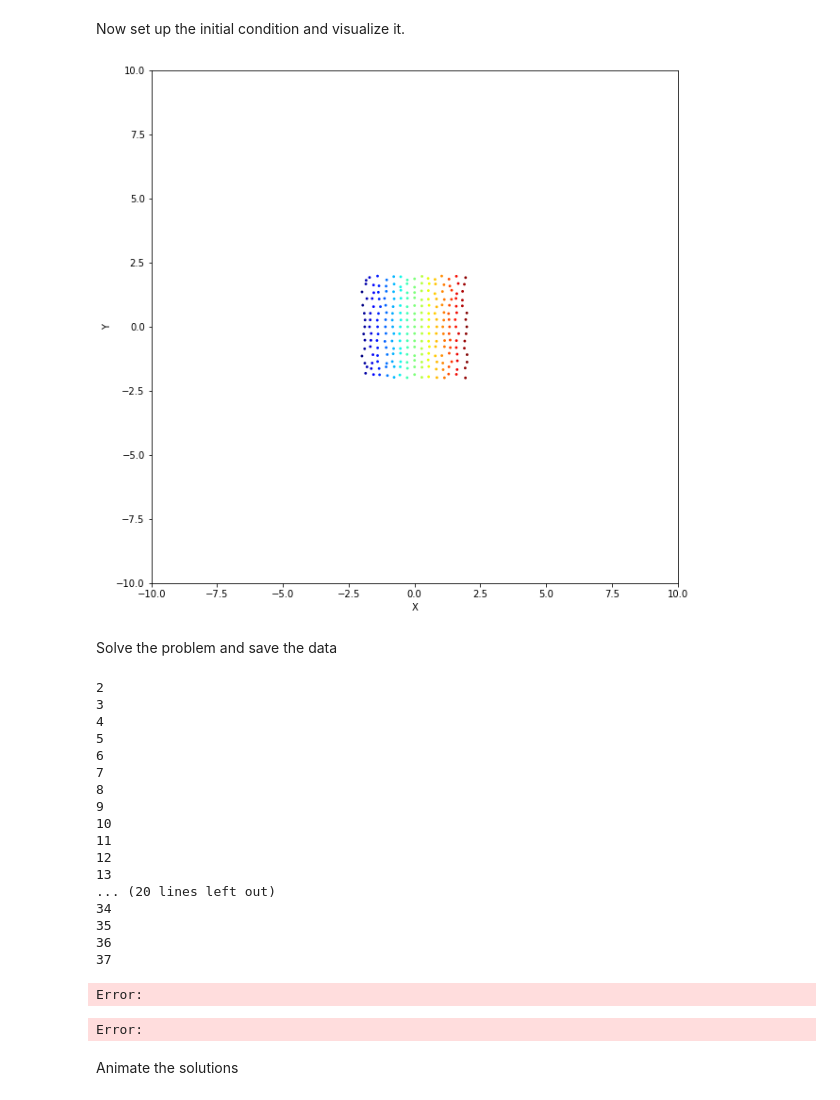
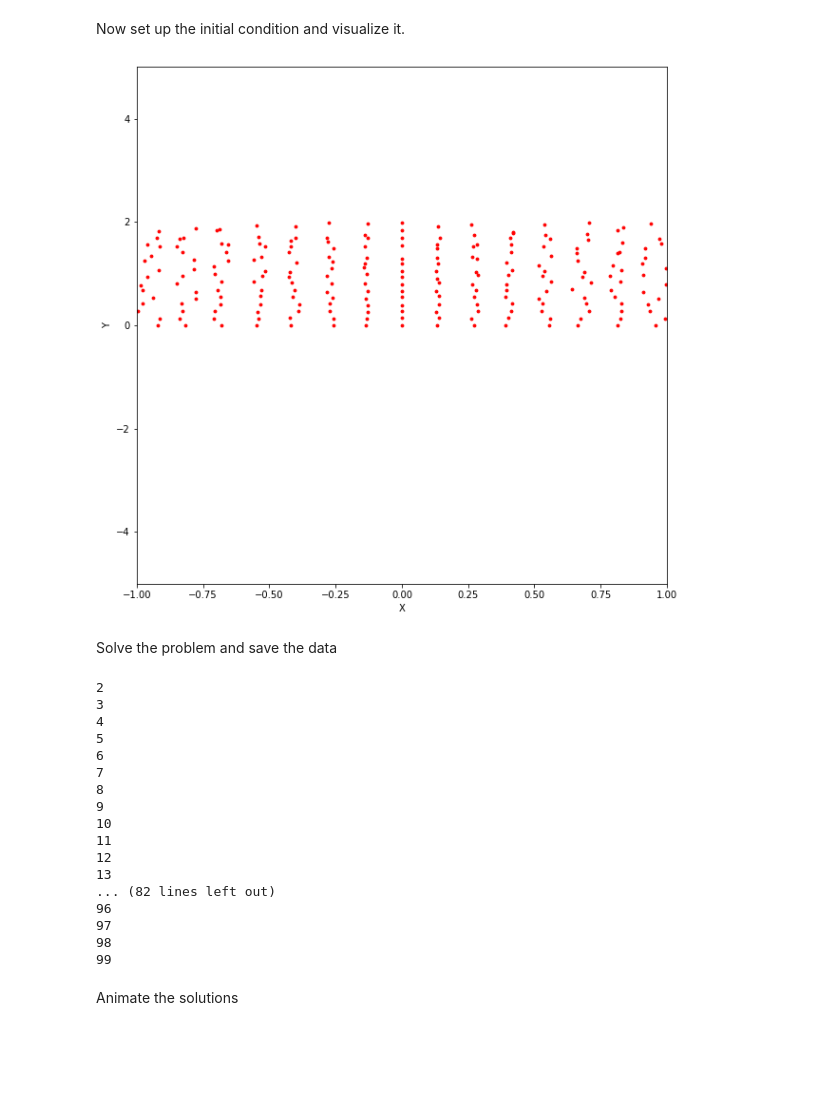
Before and after one commit to thelavier/2DIncompressibleSG, a Jupyter notebook: testspace.ipynb, the cells around one changed output. Drawn from its saved outputs; the diff is of its cells as text; code cells hidden in the pictures; blank space fills up the shorter version.

Commit message:
Cleaned up implementation of periodicity for the seeds

```diff
--- a/testspace.ipynb
+++ b/testspace.ipynb
@@ -16,34 +16,34 @@ Now set up the initial condition and visualize it.
 # %%
 # Define the parameters of the system
 N = 225 #Number of seeds
-box = [-1, -1, 1, 1] #list or tuple defining domain [xmin, ymin, xmax, ymax]
+box = [-1, -2, 1, 2] #list or tuple defining domain [xmin, ymin, xmax, ymax]
 per_tol = 1e-3 #Percent tolerance
 periodic_x = True # Set the periodicity of X
 periodic_y = False # Set the periodicity of Y
-tf = 10 #Final time
-Ndt = 1000 #Number of timesteps
+tf = 1 #Final time
+Ndt = 100 #Number of timesteps
 
 #Initialize initial condition
-Z = ic.create_initial(N, -2, -2, 2, 2, 'lattice')
+Z = ic.create_initial(N, -1, 0, 1, 2, 'lattice')
 
 #Plot the initial condition
 
 fig = plt.figure()
 fig.set_size_inches(10, 10, True)
 ax = fig.add_subplot()
-ax.scatter(Z[:,0], Z[:,1], c = Z[:,0], cmap = 'jet', edgecolor = 'none', s = 8)
-ax.set_xlim([-10, 10])
-ax.set_ylim([-10, 10])
+ax.scatter(Z[:,0], Z[:,1], color= 'red', s = 8)
+ax.set_xlim([-1, 1])
+ax.set_ylim([-5, 5])
 ax.set_xlabel('X')
 ax.set_ylabel('Y')
 
 plt.show()
 # %% [output]
-[figure, old version]
+[figure, new version]
 # %% [markdown]
 Solve the problem and save the data
 # %%
-main.SGSolver(box, Z, N, per_tol, tf, Ndt, periodic_x, periodic_y) #Solve and save the solution
+main.SG_solver(box, Z, N, per_tol, tf, Ndt, periodic_x, periodic_y) #Solve and save the solution
 # %% [output]
 2
 3
@@ -57,13 +57,11 @@ main.SGSolver(box, Z, N, per_tol, tf, Ndt, periodic_x, periodic_y) #Solve and sa
 11
 12
 13
-... (20 lines left out)
-34
-35
-36
-37
+... (82 lines left out)
+96
+97
+98
+99
-Error:
-Error:
 # %% [markdown]
 Animate the solutions
 # %%
```
Also changed, not shown: parts of 3 cells of this notebook, 11 other files.
